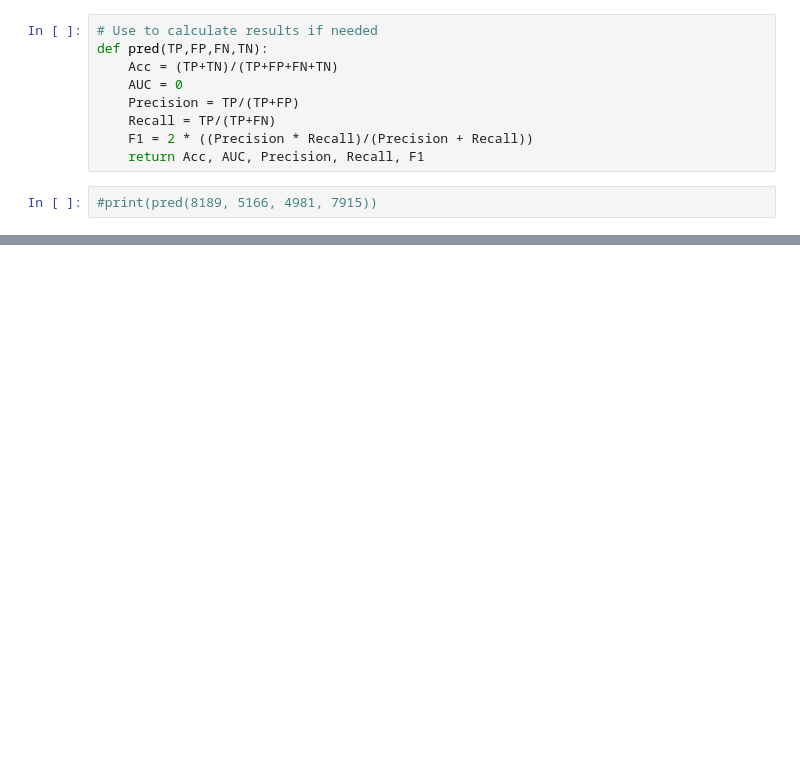
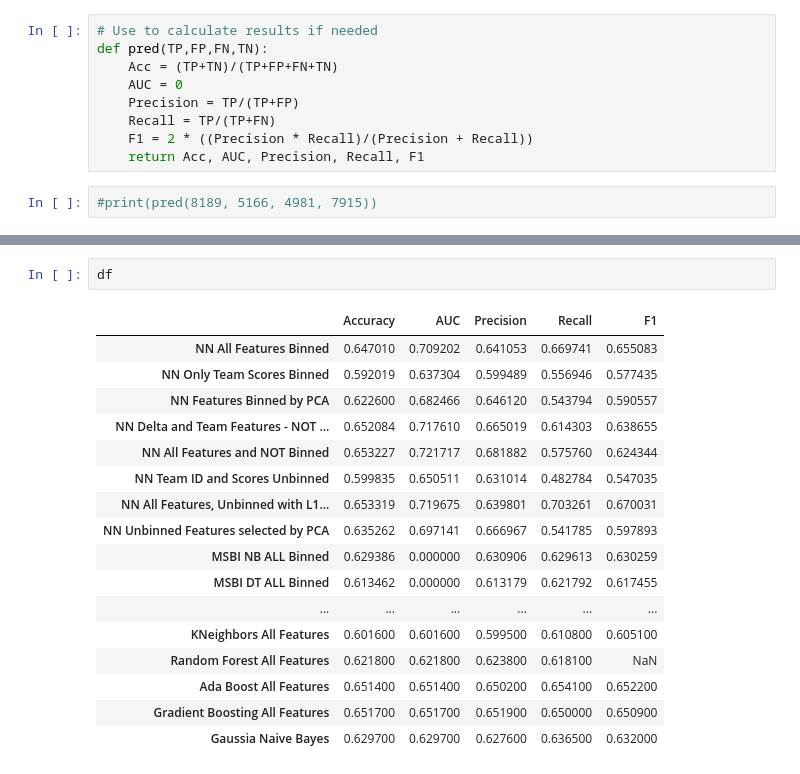
Before and after one commit to wamaithagitaka/CMPT491Group5, a Jupyter notebook: NCAA_Results.ipynb, the cells around one changed output, grey strips where cells are left out. Cells and saved outputs as stored; diff of their text form; blank space fills up the shorter version.

```diff
--- a/NCAA_Results.ipynb
+++ b/NCAA_Results.ipynb
@@ -46,0 +78,20 @@ def pred(TP,FP,FN,TN):
+# %%
+df
+# %% [output]
+|  | Accuracy | AUC | Precision | Recall | F1 |
+| NN All Features Binned | 0.647010 | 0.709202 | 0.641053 | 0.669741 | 0.655083 |
+| NN Only Team Scores Binned | 0.592019 | 0.637304 | 0.599489 | 0.556946 | 0.577435 |
+| NN Features Binned by PCA | 0.622600 | 0.682466 | 0.646120 | 0.543794 | 0.590557 |
+| NN Delta and Team Features - NOT ... | 0.652084 | 0.717610 | 0.665019 | 0.614303 | 0.638655 |
+| NN All Features and NOT Binned | 0.653227 | 0.721717 | 0.681882 | 0.575760 | 0.624344 |
+| NN Team ID and Scores Unbinned | 0.599835 | 0.650511 | 0.631014 | 0.482784 | 0.547035 |
+| NN All Features, Unbinned with L1... | 0.653319 | 0.719675 | 0.639801 | 0.703261 | 0.670031 |
+| NN Unbinned Features selected by PCA | 0.635262 | 0.697141 | 0.666967 | 0.541785 | 0.597893 |
+| MSBI NB ALL Binned | 0.629386 | 0.000000 | 0.630906 | 0.629613 | 0.630259 |
+| MSBI DT ALL Binned | 0.613462 | 0.000000 | 0.613179 | 0.621792 | 0.617455 |
+| ... | ... | ... | ... | ... | ... |
+| KNeighbors All Features | 0.601600 | 0.601600 | 0.599500 | 0.610800 | 0.605100 |
+| Random Forest All Features | 0.621800 | 0.621800 | 0.623800 | 0.618100 | NaN |
+| Ada Boost All Features | 0.651400 | 0.651400 | 0.650200 | 0.654100 | 0.652200 |
+| Gradient Boosting All Features | 0.651700 | 0.651700 | 0.651900 | 0.650000 | 0.650900 |
+| Gaussia Naive Bayes | 0.629700 | 0.629700 | 0.627600 | 0.636500 | 0.632000 |
```
Also changed, not shown: parts of 5 cells of this notebook.
